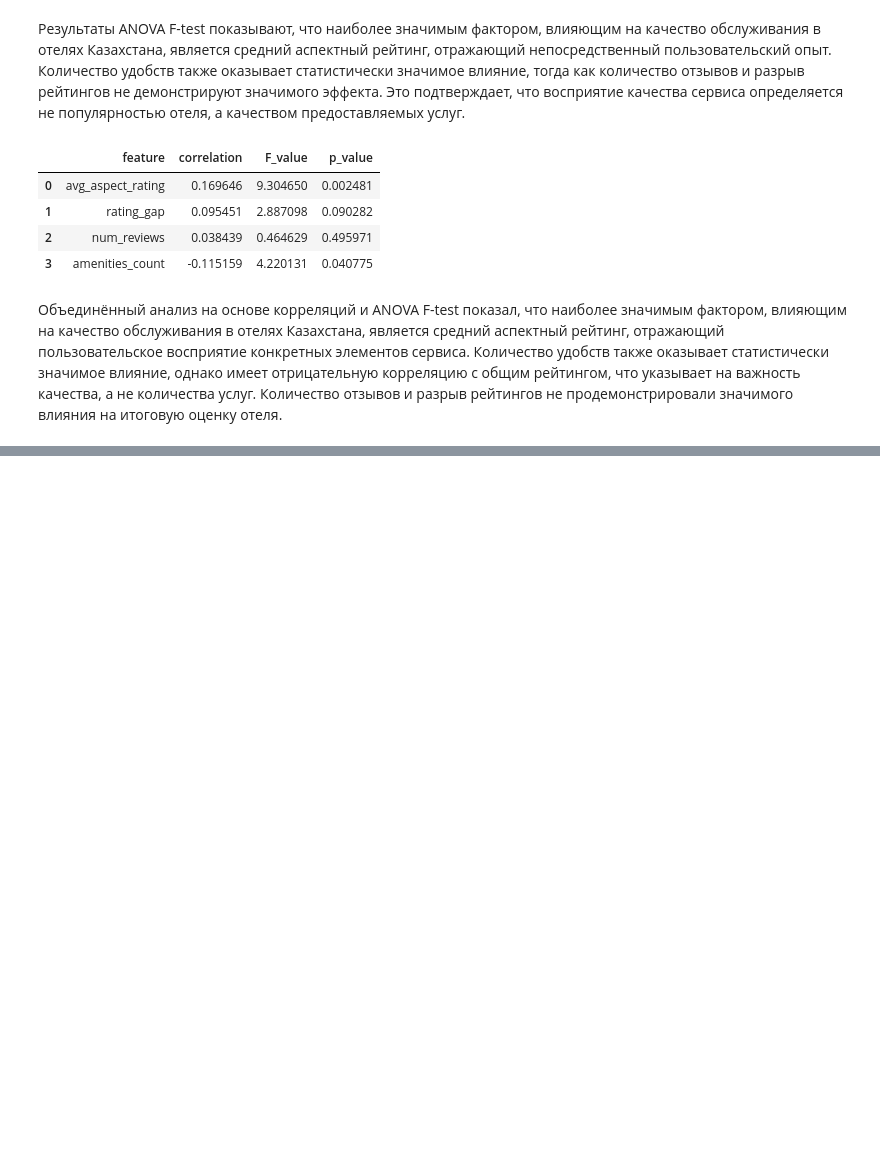
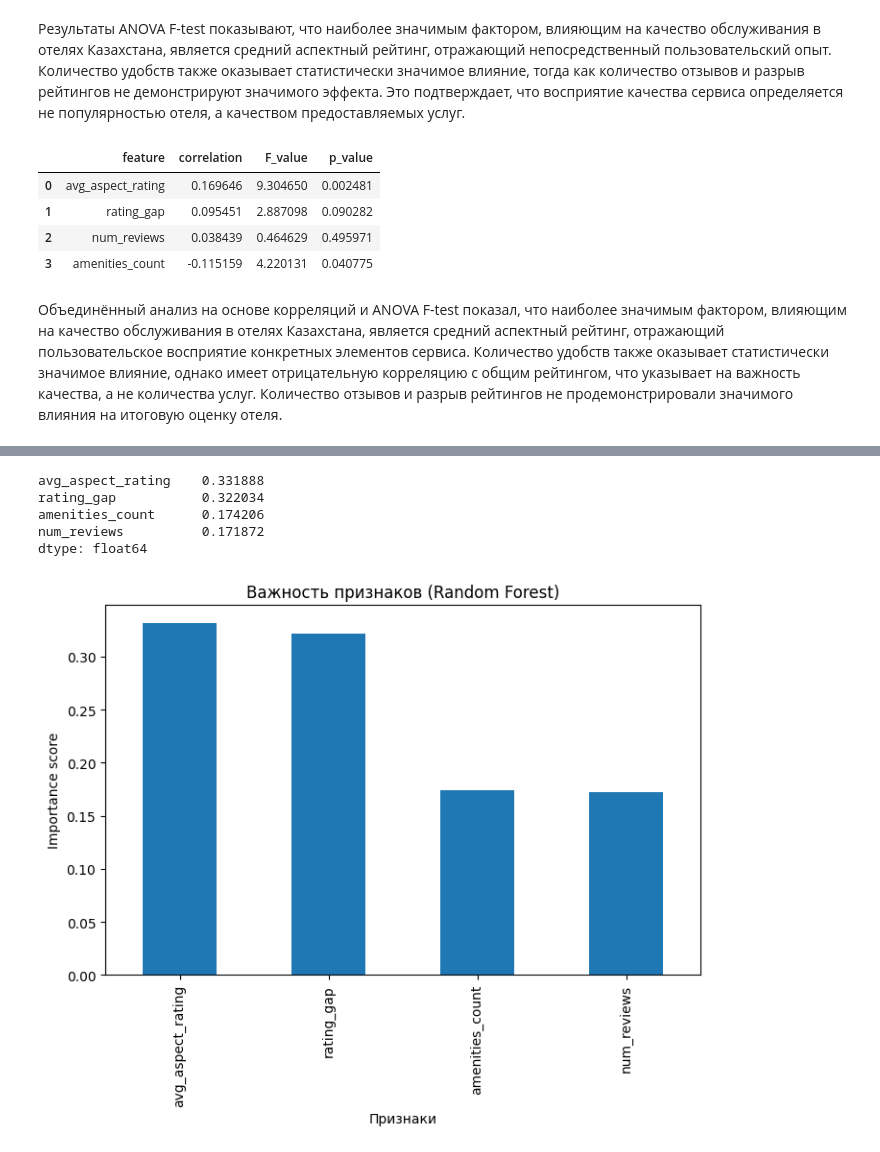
Before and after one commit to moldakasyma/datamining, a Jupyter notebook: Final/Final_mining.ipynb, the cells around one changed output, grey strips where cells are left out. Drawn from its saved outputs; the diff is of its cells as text; code cells hidden in the pictures; blank space fills up the shorter version.

```diff
--- a/Final/Final_mining.ipynb
+++ b/Final/Final_mining.ipynb
@@ -1174,0 +1520,22 @@ feature_ranking
+# %%
+feature_importance = pd.Series(
+    rf.feature_importances_,
+    index=X.columns
+).sort_values(ascending=False)
+
+feature_importance
+# %% [output]
+avg_aspect_rating    0.331888
+rating_gap           0.322034
+amenities_count      0.174206
+num_reviews          0.171872
+dtype: float64
+# %%
+plt.figure(figsize=(8,5))
+feature_importance.plot(kind="bar")
+plt.title("Важность признаков (Random Forest)")
+plt.ylabel("Importance score")
+plt.xlabel("Признаки")
+plt.show()
+# %% [output]
+[figure, added]
```
Also changed, not shown: parts of 141 cells of this notebook.
